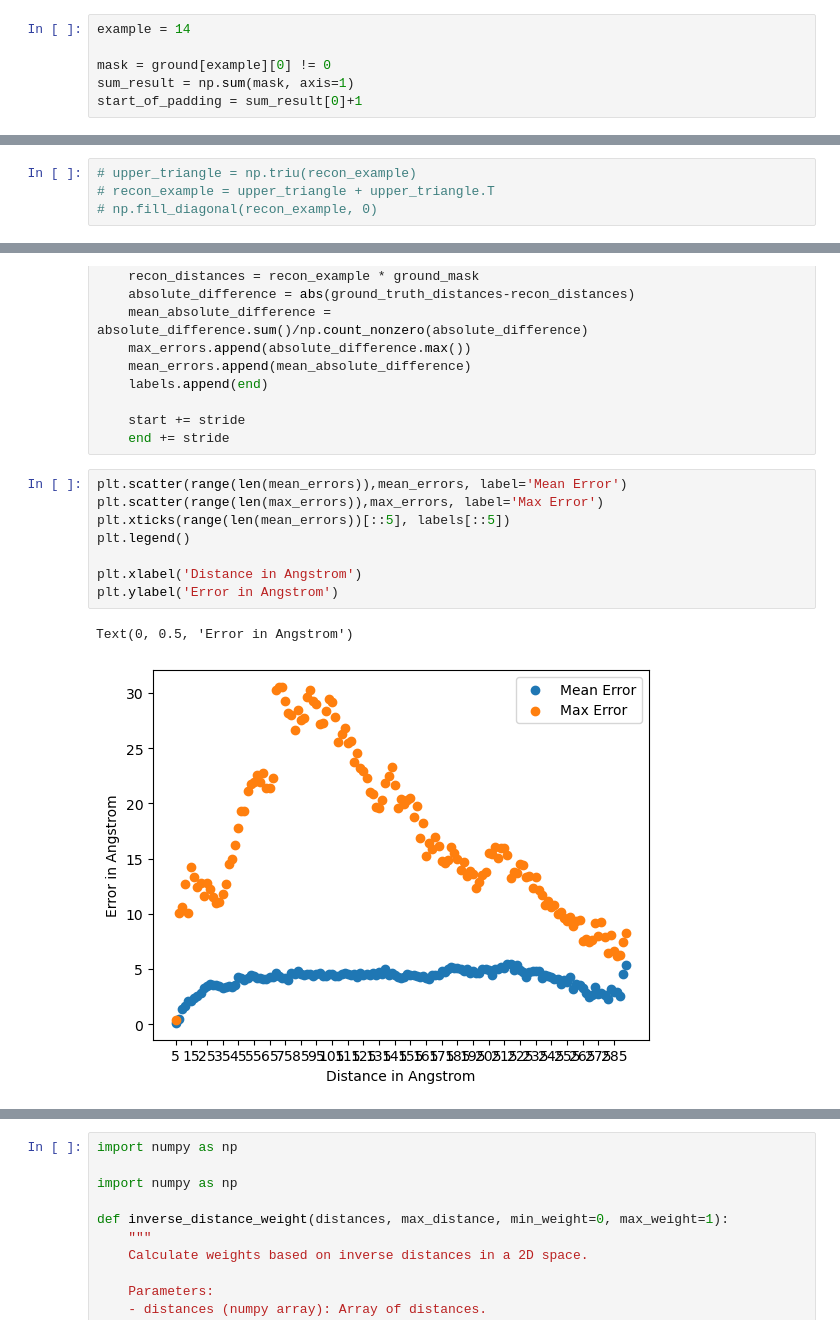
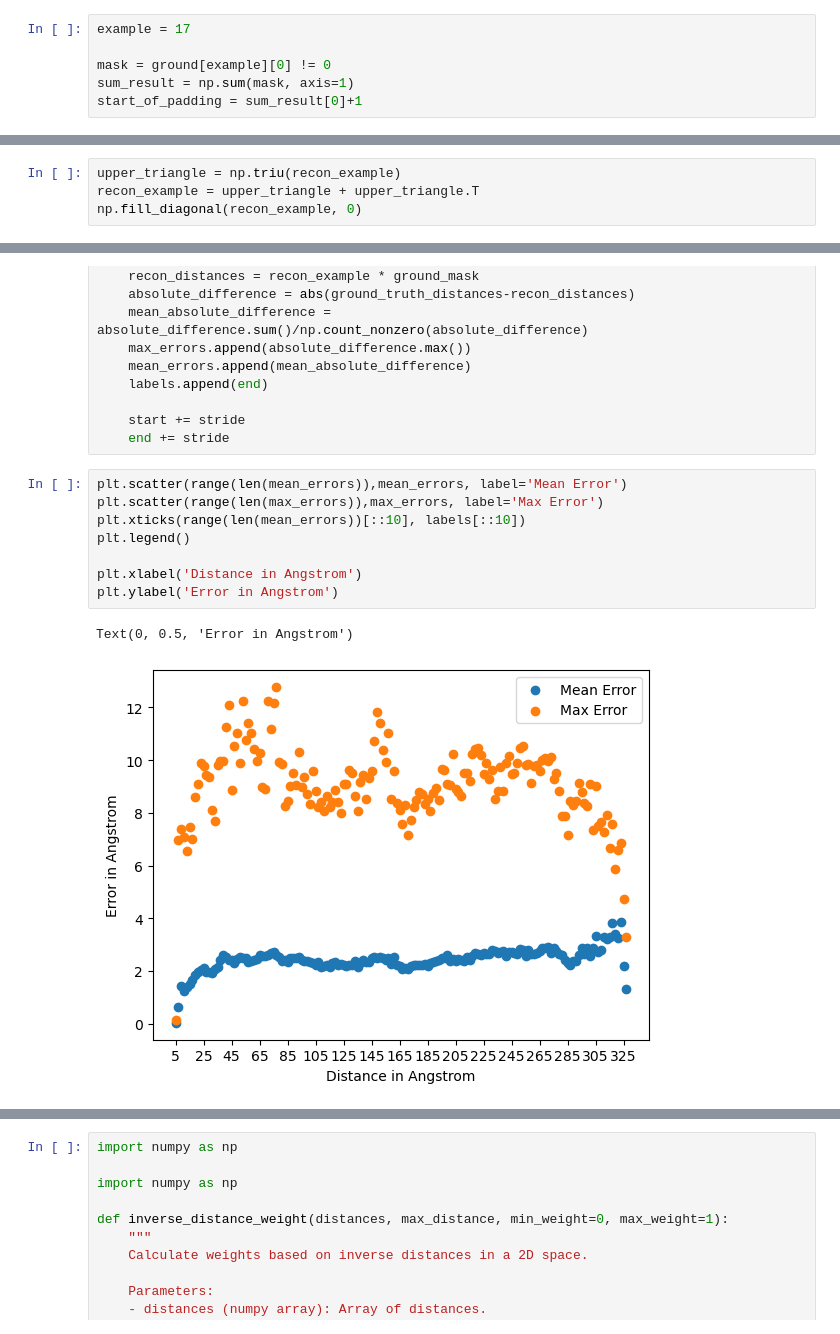
Before and after one commit to idptools/starling, a Jupyter notebook: starling/training/viz_maps.ipynb, the cells around one changed output, grey strips where cells are left out. Drawn from its saved outputs; the diff is of its cells as text.

```diff
--- a/starling/training/viz_maps.ipynb
+++ b/starling/training/viz_maps.ipynb
@@ -9,7 +9,7 @@ ground = np.load('ground_truth_384.npy')
 
 #### This will calculate where the padding starts
 # %%
-example = 14
+example = 17
 
 mask = ground[example][0] != 0
 sum_result = np.sum(mask, axis=1)
@@ -23,9 +23,9 @@ recon_example = recon[example][0][:start_of_padding,:start_of_padding]
 # Make the diagonal 0s in reconstructed matrix because we don't calculate loss on these in VAE
 np.fill_diagonal(recon_example, 0)
 # %%
-# upper_triangle = np.triu(recon_example)
-# recon_example = upper_triangle + upper_triangle.T
-# np.fill_diagonal(recon_example, 0)
+upper_triangle = np.triu(recon_example)
+recon_example = upper_triangle + upper_triangle.T
+np.fill_diagonal(recon_example, 0)
 # %% [markdown]
 #### Plot the ground truth, reconstructed map, and difference between the two
 # %%
@@ -130,14 +174,14 @@ for i in range(num_bins):
 # %%
 plt.scatter(range(len(mean_errors)),mean_errors, label='Mean Error')
 plt.scatter(range(len(max_errors)),max_errors, label='Max Error')
-plt.xticks(range(len(mean_errors))[::5], labels[::5])
+plt.xticks(range(len(mean_errors))[::10], labels[::10])
 plt.legend()
 
 plt.xlabel('Distance in Angstrom')
 plt.ylabel('Error in Angstrom')
 # %% [output]
 Text(0, 0.5, 'Error in Angstrom')
-[figure, old version]
+[figure, new version]
 # %%
 plt.bar(range(len(mean_errors)),mean_errors)
 plt.xticks(range(len(mean_errors))[::10], labels[::10])
```
Also changed, not shown: parts of 9 cells of this notebook.
